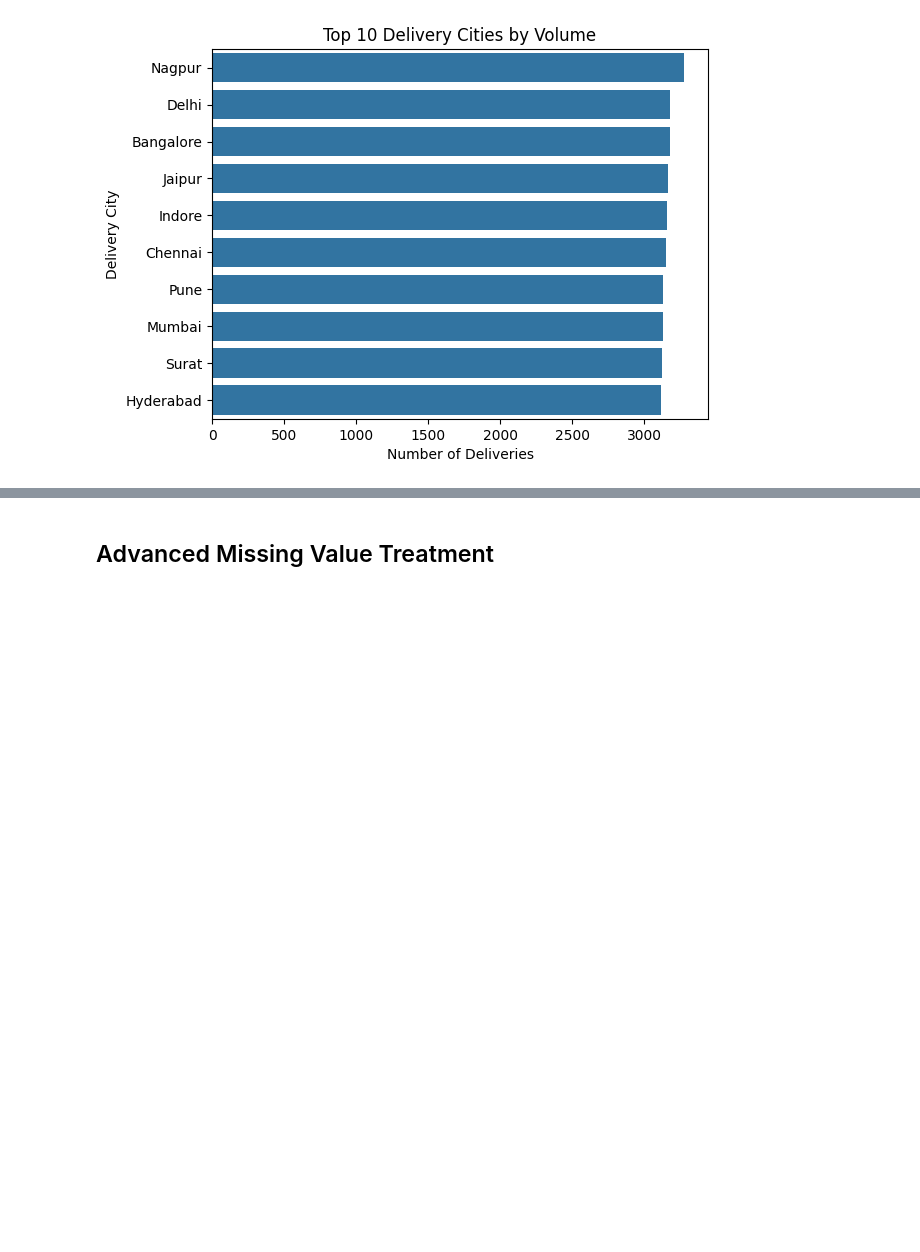
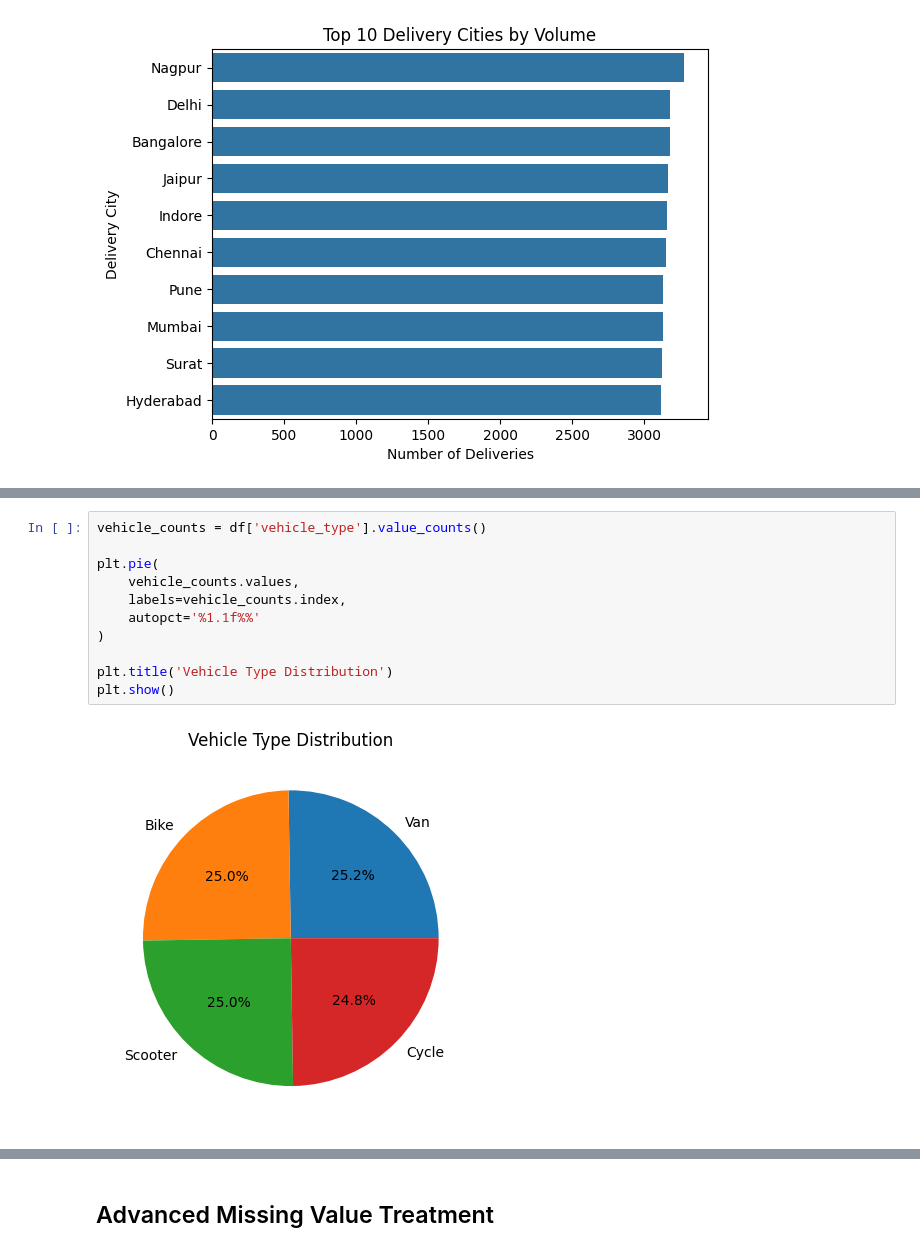
Before and after one commit to omvaja693-create/Amazon-s-Data-Preprocessing-Feature-Engineering, a Jupyter notebook: anazon_analysis.ipynb, the cells around one changed output, grey strips where cells are left out. Drawn from its saved outputs; the diff is of its cells as text; blank space fills up the shorter version.

```diff
--- a/anazon_analysis.ipynb
+++ b/anazon_analysis.ipynb
@@ -310,0 +320,13 @@ plt.show()
+# %%
+vehicle_counts = df['vehicle_type'].value_counts()
+
+plt.pie(
+    vehicle_counts.values,
+    labels=vehicle_counts.index,
+    autopct='%1.1f%%'
+)
+
+plt.title('Vehicle Type Distribution')
+plt.show()
+# %% [output]
+[figure, added]
```
Also changed, not shown: parts of 2 cells of this notebook.
